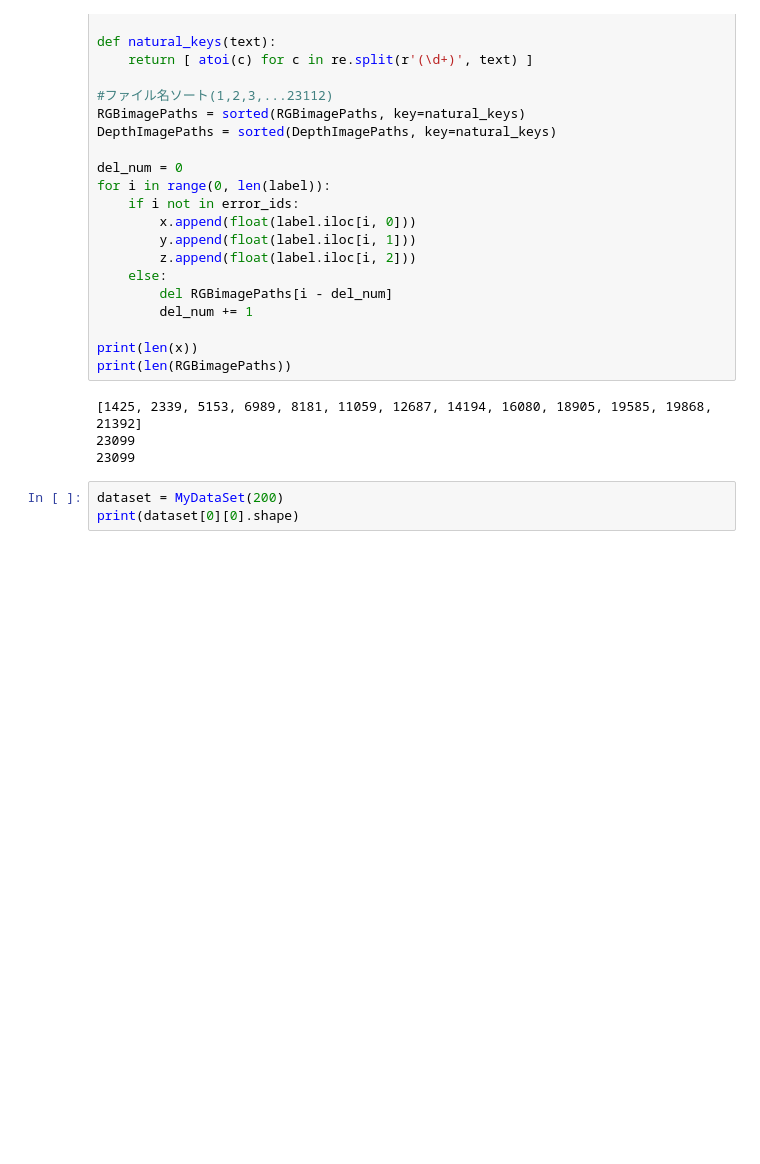
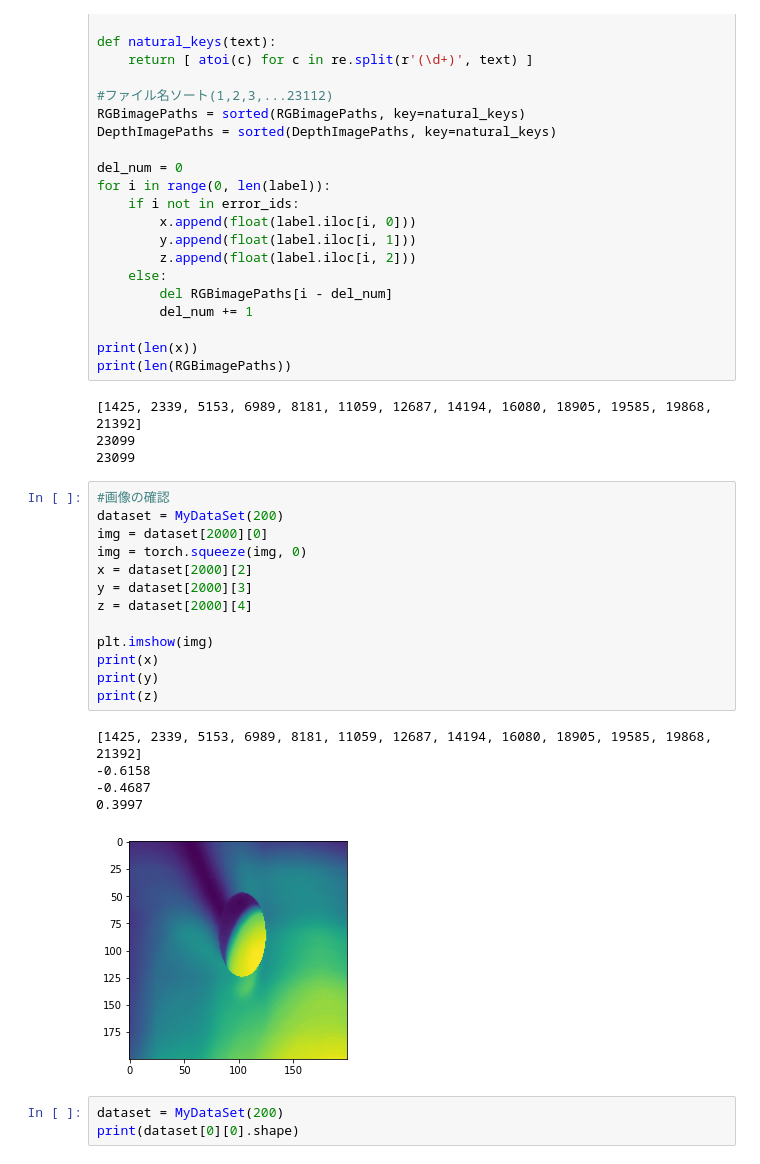
Before and after one commit to reityerukohaku2/LightPosEstimate, a Jupyter notebook: lightPos.ipynb, the cells around one changed output. Cells and saved outputs as stored; diff of their text form; blank space fills up the shorter version.

```diff
--- a/lightPos.ipynb
+++ b/lightPos.ipynb
@@ -600,6 +600,25 @@ print(len(RGBimagePaths))
 [1425, 2339, 5153, 6989, 8181, 11059, 12687, 14194, 16080, 18905, 19585, 19868, 21392]
 23099
 23099
+# %%
+#画像の確認
+dataset = MyDataSet(200)
+img = dataset[2000][0]
+img = torch.squeeze(img, 0)
+x = dataset[2000][2]
+y = dataset[2000][3]
+z = dataset[2000][4]
+
+plt.imshow(img)
+print(x)
+print(y)
+print(z)
+# %% [output]
+[1425, 2339, 5153, 6989, 8181, 11059, 12687, 14194, 16080, 18905, 19585, 19868, 21392]
+-0.6158
+-0.4687
+0.3997
+[figure, added]
 # %%
 dataset = MyDataSet(200)
 print(dataset[0][0].shape)
```
Also changed, not shown: 6 other files.
